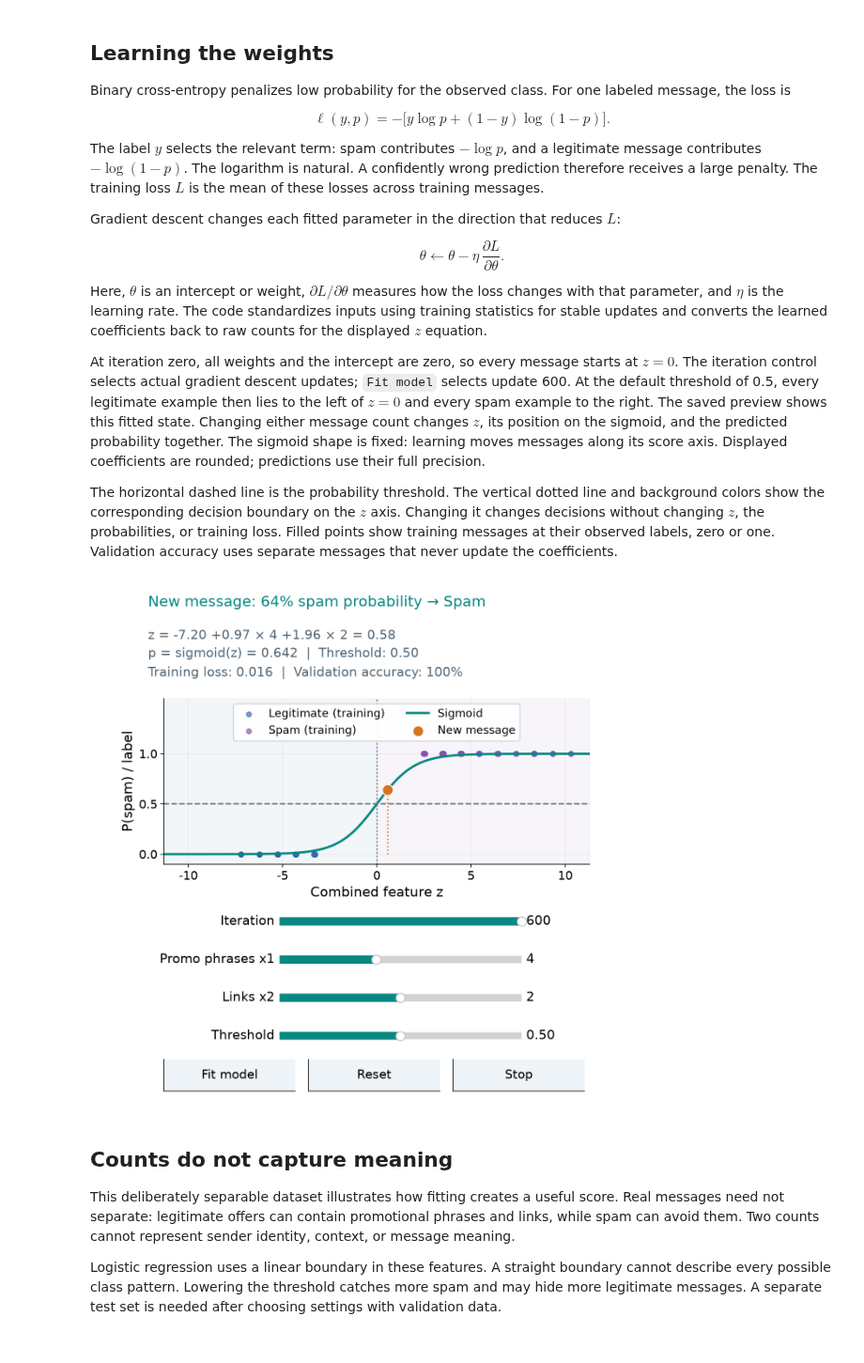
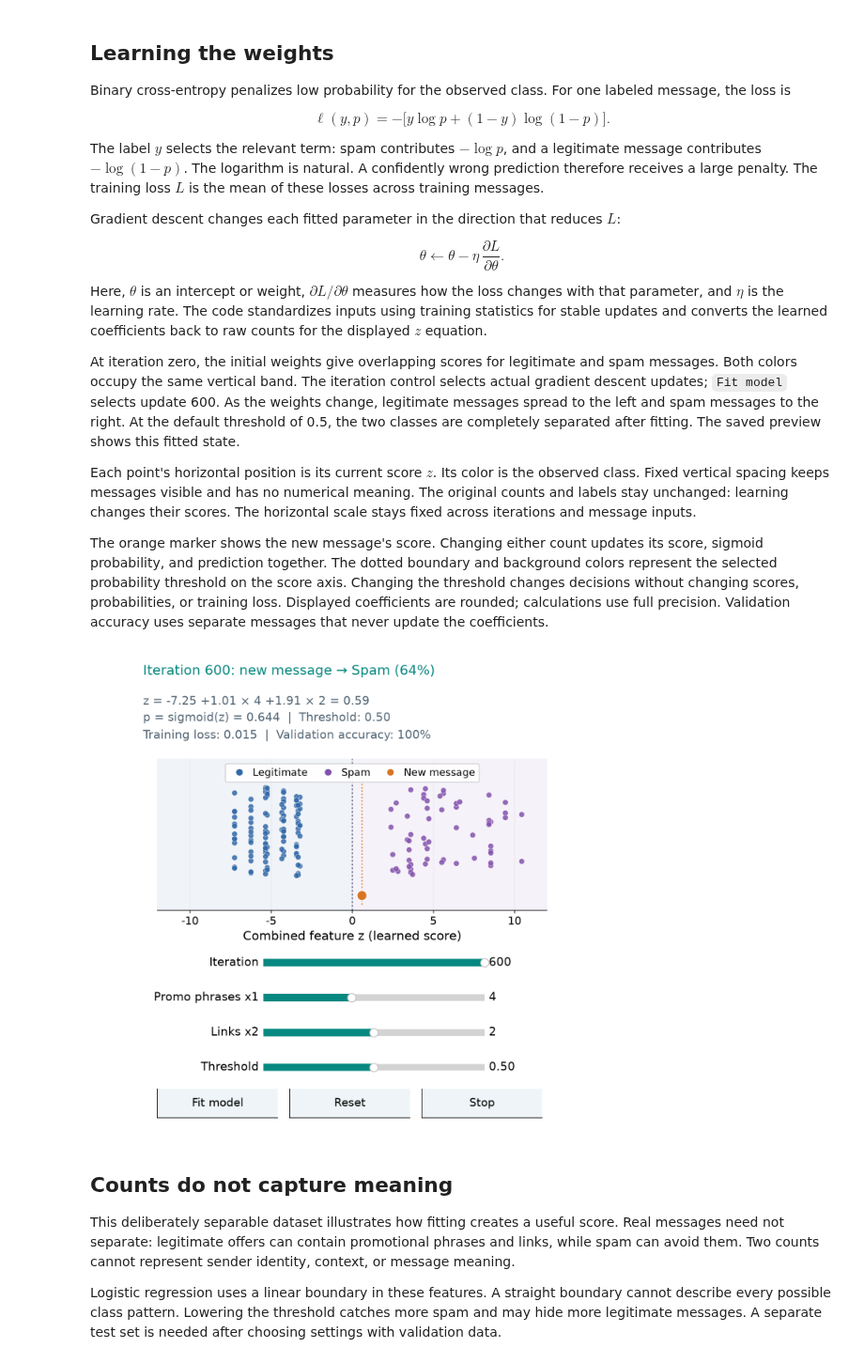
Before and after one commit to sonamu-jun/introduction-to-ai-convergence, a Jupyter notebook: 07-1_Classification/02_binary_logistic_regression.ipynb, the cells around one changed output. Shown at 94% size. Drawn from its saved outputs; the diff is of its cells as text; code cells hidden in the pictures.

Commit message:
Show logistic score separation and reduce classification figure sizes

```diff
--- a/07-1_Classification/02_binary_logistic_regression.ipynb
+++ b/07-1_Classification/02_binary_logistic_regression.ipynb
@@ -51,9 +51,11 @@ $$
 
 Here, $\theta$ is an intercept or weight, $\partial L/\partial\theta$ measures how the loss changes with that parameter, and $\eta$ is the learning rate. The code standardizes inputs using training statistics for stable updates and converts the learned coefficients back to raw counts for the displayed $z$ equation.
 
-At iteration zero, all weights and the intercept are zero, so every message starts at $z=0$. The iteration control selects actual gradient descent updates; `Fit model` selects update 600. At the default threshold of 0.5, every legitimate example then lies to the left of $z=0$ and every spam example to the right. The saved preview shows this fitted state. Changing either message count changes $z$, its position on the sigmoid, and the predicted probability together. The sigmoid shape is fixed: learning moves messages along its score axis. Displayed coefficients are rounded; predictions use their full precision.
+At iteration zero, the initial weights give overlapping scores for legitimate and spam messages. Both colors occupy the same vertical band. The iteration control selects actual gradient descent updates; `Fit model` selects update 600. As the weights change, legitimate messages spread to the left and spam messages to the right. At the default threshold of 0.5, the two classes are completely separated after fitting. The saved preview shows this fitted state.
 
-The horizontal dashed line is the probability threshold. The vertical dotted line and background colors show the corresponding decision boundary on the $z$ axis. Changing it changes decisions without changing $z$, the probabilities, or training loss. Filled points show training messages at their observed labels, zero or one. Validation accuracy uses separate messages that never update the coefficients.
+Each point's horizontal position is its current score $z$. Its color is the observed class. Fixed vertical spacing keeps messages visible and has no numerical meaning. The original counts and labels stay unchanged: learning changes their scores. The horizontal scale stays fixed across iterations and message inputs.
+
+The orange marker shows the new message's score. Changing either count updates its score, sigmoid probability, and prediction together. The dotted boundary and background colors represent the selected probability threshold on the score axis. Changing the threshold changes decisions without changing scores, probabilities, or training loss. Displayed coefficients are rounded; calculations use full precision. Validation accuracy uses separate messages that never update the coefficients.
 # %%
 import os
 import sys
@@ -136,7 +138,7 @@ class ClassificationExplorer:
         self.defaults = {key: initial for key, label, low, high, initial, step, fmt in sliders}
         with plt.ioff():
             height = min(8.0, 6.8 + .58 * len(sliders))
-            self.figure = plt.figure(figsize=(8, height), dpi=80)
+            self.figure = plt.figure(figsize=(8, height), dpi=64)
         self.status = self.figure.text(.11, 1 - .38 / height, "", fontsize=16, color=TEAL)
         self.detail = self.figure.text(.11, 1 - .66 / height, "", va="top", fontsize=14, color="#536675", linespacing=1.5)
         bottom = (1.38 + .58 * len(sliders)) / height
@@ -195,7 +197,7 @@ class ClassificationExplorer:
         # Crop only the embedded Matplotlib controls; native widgets follow the chart.
         lower = max(0, self.ax.get_position().y0 * height - .78)
         buffer = io.BytesIO()
-        self.figure.savefig(buffer, format="png", dpi=80, facecolor="white",
+        self.figure.savefig(buffer, format="png", dpi=64, facecolor="white",
                             bbox_inches=Bbox.from_extents(0, lower, width, height))
         self.local_image.value = buffer.getvalue()
         self.syncing_local = True
@@ -208,7 +210,7 @@ class ClassificationExplorer:
         from ipywidgets import Button as WidgetButton, HBox, VBox, Layout
         self.syncing_local = False
         self.local_image = WidgetImage(format="png", layout=Layout(
-            width="100%", max_width="640px", height="auto"))
+            width="100%", max_width="512px", height="auto"))
         self.local_controls, self.local_buttons = {}, {}
         for key, label, low, high, initial, step, fmt in self.slider_specs:
             slider_type = IntSlider if fmt == "%0.0f" and step == 1 else FloatSlider
@@ -216,7 +218,7 @@ class ClassificationExplorer:
                                   description=label, readout_format=fmt.replace("%0", ""),
                                   continuous_update=True,
                                   style={"description_width": "120px"},
-                                  layout=Layout(width="100%", max_width="640px"))
+                                  layout=Layout(width="100%", max_width="512px"))
             def changed(change, key=key):
                 if not self.syncing_local and not self.stopped:
                     self.controls[key].set_val(change["new"])
@@ -230,7 +232,7 @@ class ClassificationExplorer:
         row = HBox(list(self.local_buttons.values()), layout=Layout(width="100%", flex_flow="row wrap"))
         self.local_row = row
         self.local_output = VBox([self.local_image, *self.local_controls.values(), row],
-                                layout=Layout(width="100%", max_width="640px"))
+                                layout=Layout(width="100%", max_width="512px"))
         self.refresh_local()
         display(self.local_output)
 
@@ -238,7 +240,7 @@ class ClassificationExplorer:
         if CLASSIFICATION_STATIC:
             buffer = io.BytesIO()
             self.figure.savefig(buffer, format="png", dpi=160, facecolor="white")
-            display(Image(data=buffer.getvalue(), width=640,
+            display(Image(data=buffer.getvalue(), width=512,
                           alt=self.status.get_text() + ". " + self.detail.get_text()))
             plt.close(self.figure)
         elif CLASSIFICATION_BROWSER:
@@ -329,7 +331,8 @@ def raw_coefficients(beta):
 
 
 train_features = message_features(messages[train_id])
-coefficients = np.zeros(3)
+# Opposing initial weights produce overlapping scores before learning.
+coefficients = np.array([0., 1., -1.])
 coefficient_history = [coefficients.copy()]
 for iteration in range(600):
     probability = sigmoid(train_features @ coefficients)
@@ -337,6 +340,12 @@ for iteration in range(600):
     coefficients -= .15 * gradient
     coefficient_history.append(coefficients.copy())
 coefficient_history = np.asarray(coefficient_history)
+# Every message keeps the same display height; labels do not determine height.
+message_heights = np.random.default_rng(170).permutation(
+    np.linspace(.23, .81, len(train_id)))
+# Cover every allowed query at every update without rescaling the horizontal axis.
+all_query_scores = message_features(feature_grid) @ coefficient_history.T
+score_limit = float(np.ceil(np.abs(all_query_scores).max()) + 1)
 
 
 def render_binary(view, iteration, phrases, links, threshold):
@@ -347,55 +356,56 @@ def render_binary(view, iteration, phrases, links, threshold):
     probability = float(sigmoid(score))
     train_scores = train_features @ beta
     validation_probability = sigmoid(message_features(messages[validation_id]) @ beta)
     predicted = (validation_probability >= threshold).astype(int)
     result = classification_metrics(labels[validation_id], predicted)
     loss = binary_loss(labels[train_id], train_scores)
-    # Include every actual training score and the query; no clipped query markers.
-    limit = max(7., float(np.abs(train_scores).max()) + 1, abs(score) + 1)
-    score_grid = np.linspace(-limit, limit, 301)
-    curve = sigmoid(score_grid)
     ax = view.ax
     boundary = float(np.log(threshold / (1 - threshold)))
-    ax.axvspan(-limit, boundary, color=BLUE, alpha=.06)
-    ax.axvspan(boundary, limit, color=PURPLE, alpha=.06)
-    for value, color, label in [(0, BLUE, "Legitimate"), (1, PURPLE, "Spam")]:
-        mask = labels[train_id] == value
-        ax.scatter(train_scores[mask], labels[train_id][mask], s=30, color=color,
-                   alpha=.65, label=label + " (training)")
-    ax.plot(score_grid, curve, color=TEAL, label="Sigmoid")
-    ax.axhline(threshold, color="#64748b", linestyle="--", linewidth=1.6)
-    ax.axvline(boundary, color="#64748b", linestyle=":", linewidth=1.5)
-    ax.plot([score, score], [0, probability], ":", color=ORANGE, linewidth=1.5)
-    ax.scatter([score], [probability], s=140, color=ORANGE, edgecolor="white", zorder=5,
-               label="New message")
-    ax.set(xlim=(-limit, limit), ylim=(-.1, 1.55), xlabel="Combined feature z",
-           ylabel="P(spam) / label", yticks=[0, .5, 1])
-    ax.legend(loc="upper center", ncol=2, fontsize=12, framealpha=.95)
+    ax.axvspan(-score_limit, boundary, color=BLUE, alpha=.07)
+    ax.axvspan(boundary, score_limit, color=PURPLE, alpha=.07)
+    colors = np.where(labels[train_id] == 0, BLUE, PURPLE)
+    ax.scatter(train_scores, message_heights, s=44, c=colors,
+               alpha=.85, edgecolors="white", linewidths=.4, zorder=3)
+    ax.axvline(boundary, color="#64748b", linestyle=":", linewidth=1.7)
+    ax.plot([score, score], [.04, .87], ":", color=ORANGE, linewidth=1.5)
+    ax.scatter([score], [.1], s=140, color=ORANGE, edgecolor="white", zorder=5)
+    from matplotlib.lines import Line2D
+    handles = [Line2D([], [], linestyle="", marker="o", color=color,
+                      markersize=7, label=label)
+               for color, label in [(BLUE, "Legitimate"), (PURPLE, "Spam"),
+                                    (ORANGE, "New message")]]
+    ax.legend(handles=handles, loc="upper center", ncol=3, fontsize=12,
+              framealpha=.95, handletextpad=.35, columnspacing=1.)
+    ax.set(xlim=(-score_limit, score_limit), ylim=(0, 1),
+           xlabel="Combined feature z (learned score)", yticks=[])
+    ax.spines["left"].set_visible(False)
+    ax.grid(axis="y", visible=False)
     label = "Spam" if probability >= threshold else "Legitimate"
-    view.status.set_text(f"New message: {probability:.0%} spam probability → {label}")
+    view.status.set_text(f"Iteration {int(iteration)}: new message → {label} ({probability:.0%})")
     view.detail.set_text(
         f"z = {raw[0]:.2f} {raw[1]:+.2f} × {phrases:.0f} {raw[2]:+.2f} × {links:.0f} = {score:.2f}\n"
         f"p = sigmoid(z) = {probability:.3f}  |  Threshold: {threshold:.2f}\n"
         f"Training loss: {loss:.3f}  |  Validation accuracy: {result['accuracy']:.0%}")
     return {"probability": probability, "label": label, "score": score, "query": query,
             "boundary": boundary,
-            "curve": curve, "coefficients": beta.copy(), "raw_coefficients": raw,
+            "message_heights": message_heights.copy(), "score_limit": score_limit,
+            "coefficients": beta.copy(), "raw_coefficients": raw,
             "train_scores": train_scores, "validation_probability": validation_probability,
             "prediction": predicted, "metrics": result, "loss": loss}
 
 
 binary_demo = ClassificationExplorer("binary", render_binary, [
     ("iteration", "Iteration", 0, 600, 0, 1, "%0.0f"),
     ("phrases", "Promo phrases x1", 0, 10, 4, 1, "%0.0f"),
     ("links", "Links x2", 0, 4, 2, 1, "%0.0f"),
     ("threshold", "Threshold", .05, .95, .5, .05, "%0.2f"),
 ], actions=[("Fit model", lambda view: view.set_values(iteration=600))])
 if CLASSIFICATION_STATIC:
     # The saved preview shows the fitted separation; live execution starts at zero.
     binary_demo.set_values(iteration=600)
 binary_demo.start()
 # %% [output]
-[figure, old version]
+[figure, new version]
 # %% [markdown]
 ## Counts do not capture meaning
 
```
Also changed, not shown: parts of 1 cell of this notebook, 6 other files.
